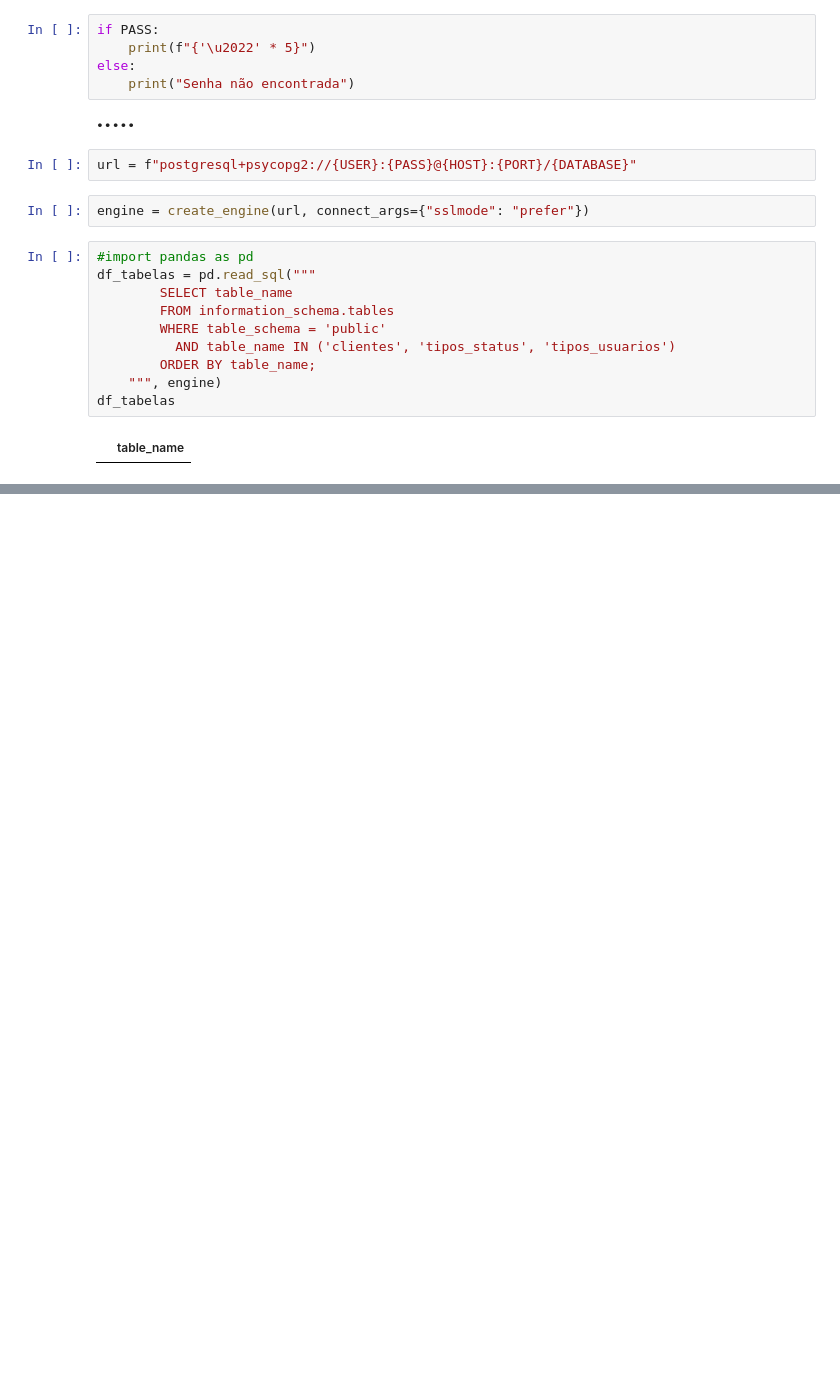
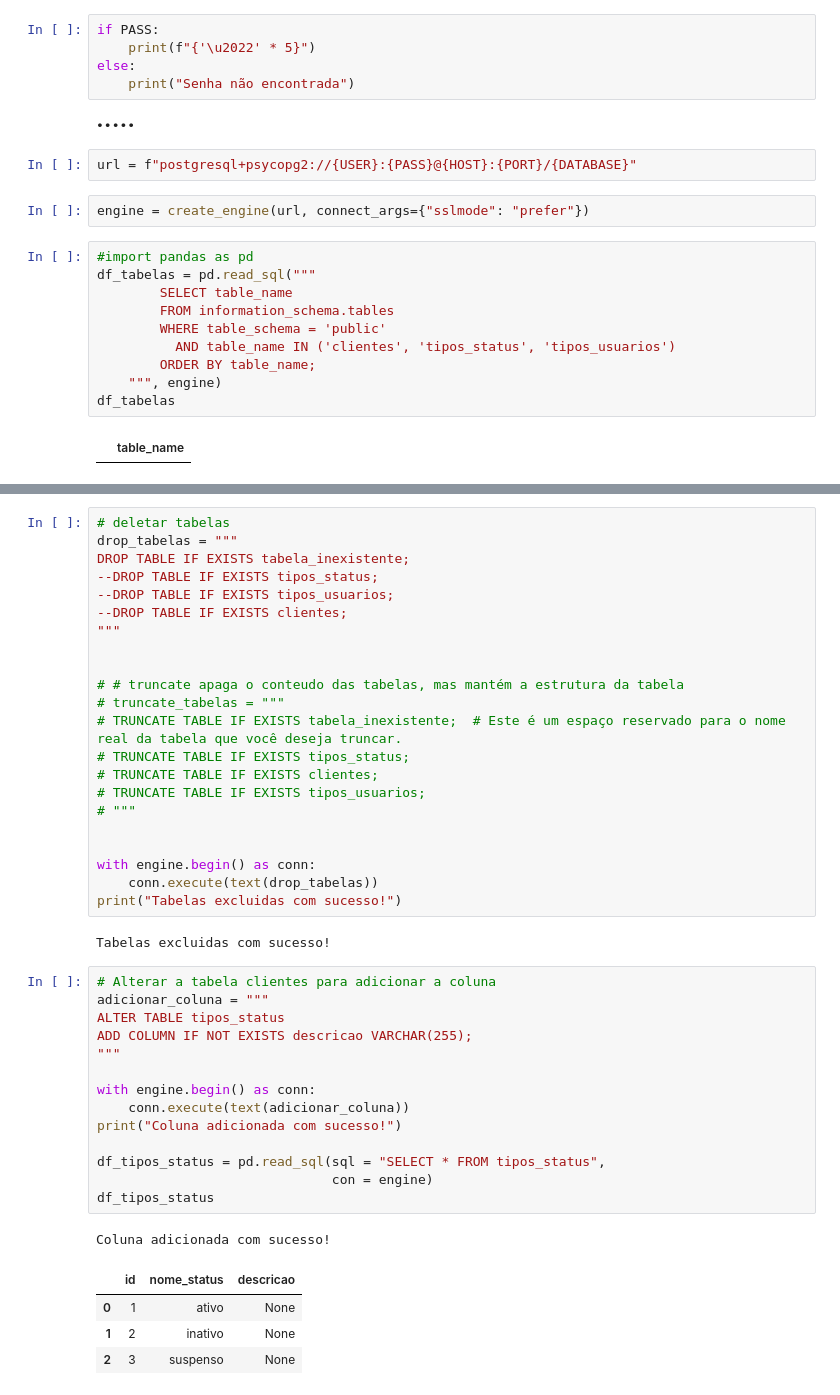
Before and after one commit to HermesJunior/palete_caixa, a Jupyter notebook: db_aula.ipynb, the cells around one changed output, grey strips where cells are left out. Saved outputs shown, nothing was run; the diff lists cells and outputs as text; blank space fills up the shorter version.

```diff
--- a/db_aula.ipynb
+++ b/db_aula.ipynb
@@ -46,0 +139,44 @@ df_tabelas
+# %%
+# deletar tabelas
+drop_tabelas = """
+DROP TABLE IF EXISTS tabela_inexistente;
+--DROP TABLE IF EXISTS tipos_status;
+--DROP TABLE IF EXISTS tipos_usuarios;
+--DROP TABLE IF EXISTS clientes;
+"""
+
+
+# # truncate apaga o conteudo das tabelas, mas mantém a estrutura da tabela
+# truncate_tabelas = """
+# TRUNCATE TABLE IF EXISTS tabela_inexistente;  # Este é um espaço reservado para o nome real da tabela que você deseja truncar.
+# TRUNCATE TABLE IF EXISTS tipos_status;
+# TRUNCATE TABLE IF EXISTS clientes;
+# TRUNCATE TABLE IF EXISTS tipos_usuarios;
+# """
+
+
+with engine.begin() as conn:
+    conn.execute(text(drop_tabelas))
+print("Tabelas excluidas com sucesso!")
+# %% [output]
+Tabelas excluidas com sucesso!
+# %%
+# Alterar a tabela clientes para adicionar a coluna
+adicionar_coluna = """
+ALTER TABLE tipos_status
+ADD COLUMN IF NOT EXISTS descricao VARCHAR(255);
+"""
+
+with engine.begin() as conn:
+    conn.execute(text(adicionar_coluna))
+print("Coluna adicionada com sucesso!")
+
+df_tipos_status = pd.read_sql(sql = "SELECT * FROM tipos_status",
+                              con = engine)
+df_tipos_status
+# %% [output]
+Coluna adicionada com sucesso!
+|  | id | nome_status | descricao |
+| 0 | 1 | ativo | None |
+| 1 | 2 | inativo | None |
+| 2 | 3 | suspenso | None |
```
Also changed, not shown: parts of 29 cells of this notebook, 4 other files.
